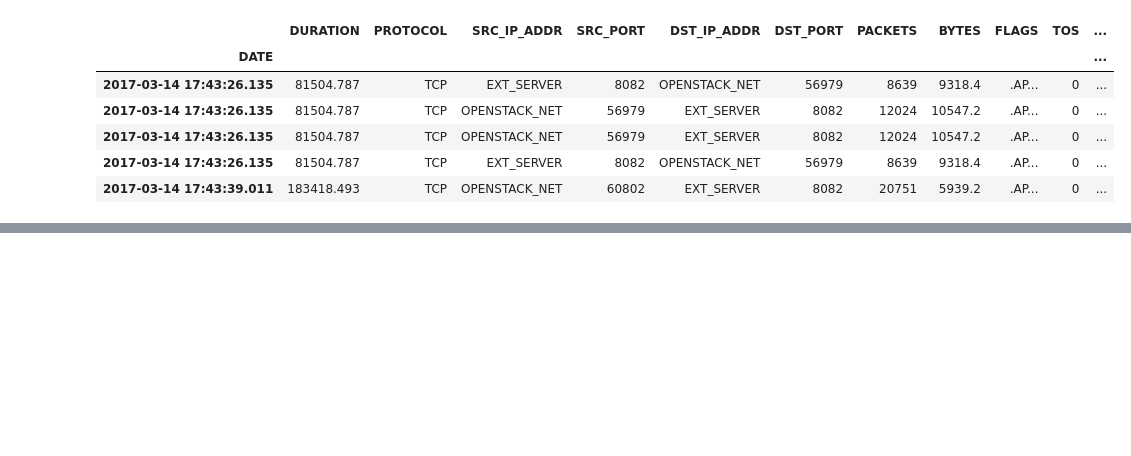
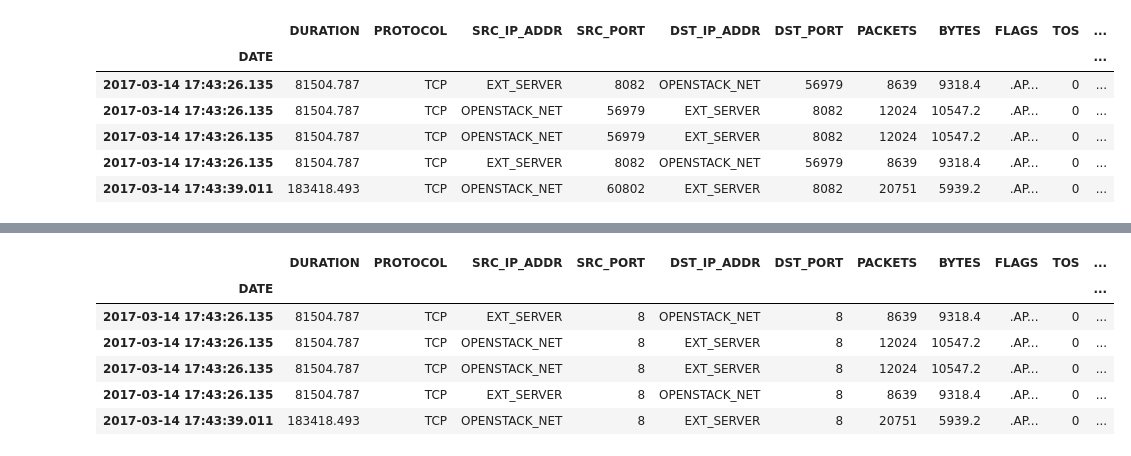
Before and after one commit to drissgddm/ids-ml, a Jupyter notebook: notebooks/netflow-2-explore_data.ipynb, the cells around one changed output, grey strips where cells are left out. Cells and saved outputs as stored; diff of their text form; code cells hidden in the pictures; blank space fills up the shorter version.

```diff
--- a/notebooks/netflow-2-explore_data.ipynb
+++ b/notebooks/netflow-2-explore_data.ipynb
@@ -11,5 +11,7 @@ df.head()
 | 2017-03-14 17:43:26.135 | 81504.787 | TCP | OPENSTACK_NET | 56979 | EXT_SERVER | 8082 | 12024 | 10547.2 | .AP... | 0 | ... |
 | 2017-03-14 17:43:26.135 | 81504.787 | TCP | EXT_SERVER | 8082 | OPENSTACK_NET | 56979 | 8639 | 9318.4 | .AP... | 0 | ... |
 | 2017-03-14 17:43:39.011 | 183418.493 | TCP | OPENSTACK_NET | 60802 | EXT_SERVER | 8082 | 20751 | 5939.2 | .AP... | 0 | ... |
+# %%
+df.drop(['CLASS', 'ATTACK_ID', 'ATTACK_DESCRIPTION'], axis=1, inplace=True)
 # %%
 df.head()
@@ -15,0 +48,21 @@ df.head()
+# %%
+from sklearn.preprocessing import LabelEncoder
+
+def preprocess_port_feature(series_to_encode, vals_to_encode=[80, 53, 443, 3389, 445, 21, 8080, 22, 53]):
+    lb_e = LabelEncoder()
+    series_to_encode = series_to_encode.where(series_to_encode.isin(vals_to_encode))
+    series_to_encode = lb_e.fit_transform(series_to_encode)
+    return series_to_encode
+# %%
+df['SRC_PORT'] = preprocess_port_feature(df['SRC_PORT'])
+df['DST_PORT'] = preprocess_port_feature(df['DST_PORT'])
+# %%
+df.head()
+# %% [output]
+|  | DURATION | PROTOCOL | SRC_IP_ADDR | SRC_PORT | DST_IP_ADDR | DST_PORT | PACKETS | BYTES | FLAGS | TOS | ... |
+| DATE |  |  |  |  |  |  |  |  |  |  | ... |
+| 2017-03-14 17:43:26.135 | 81504.787 | TCP | EXT_SERVER | 8 | OPENSTACK_NET | 8 | 8639 | 9318.4 | .AP... | 0 | ... |
+| 2017-03-14 17:43:26.135 | 81504.787 | TCP | OPENSTACK_NET | 8 | EXT_SERVER | 8 | 12024 | 10547.2 | .AP... | 0 | ... |
+| 2017-03-14 17:43:26.135 | 81504.787 | TCP | OPENSTACK_NET | 8 | EXT_SERVER | 8 | 12024 | 10547.2 | .AP... | 0 | ... |
+| 2017-03-14 17:43:26.135 | 81504.787 | TCP | EXT_SERVER | 8 | OPENSTACK_NET | 8 | 8639 | 9318.4 | .AP... | 0 | ... |
+| 2017-03-14 17:43:39.011 | 183418.493 | TCP | OPENSTACK_NET | 8 | EXT_SERVER | 8 | 20751 | 5939.2 | .AP... | 0 | ... |
```
Also changed, not shown: parts of 22 cells of this notebook, 6 other files.
